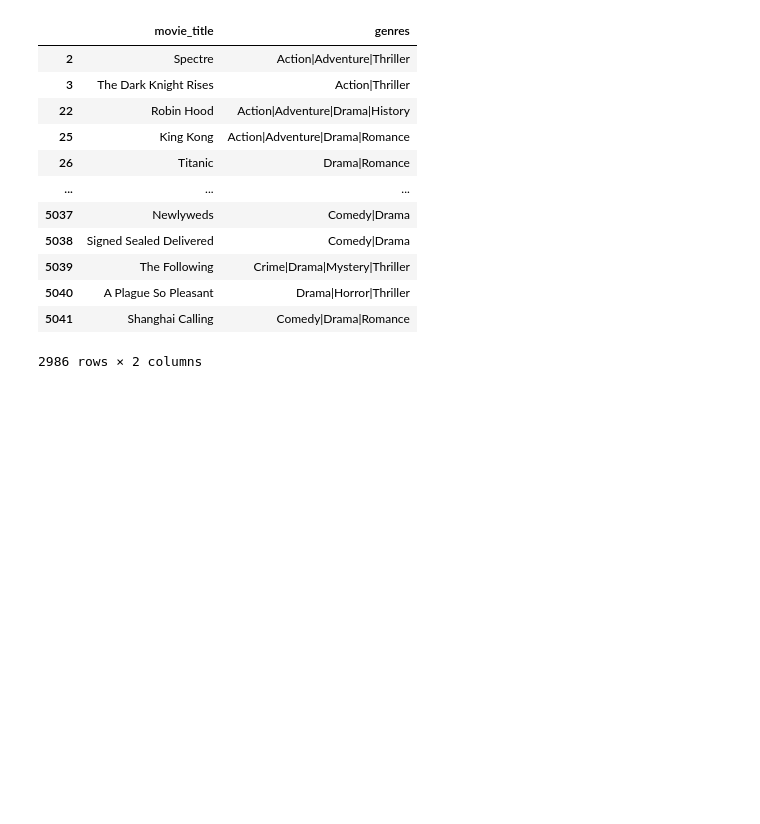
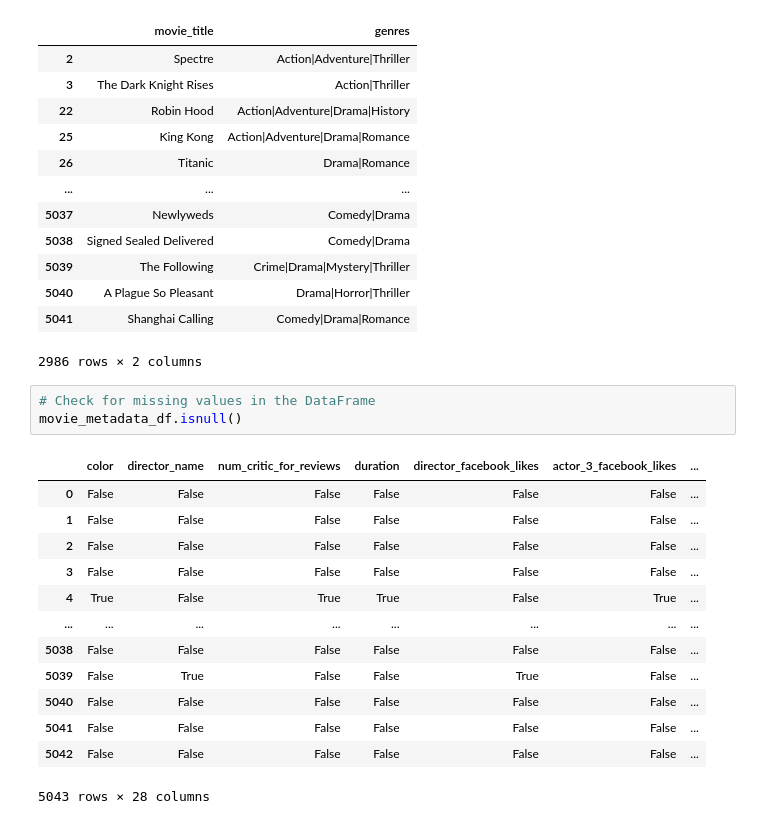
Before and after one commit to Ramesh-Bojanapu-1011/ai_python_practice, a Jupyter notebook: pandas_practive/movie_metadata.ipynb, the cells around one changed output. Saved outputs shown, nothing was run; the diff lists cells and outputs as text; blank space fills up the shorter version.

Commit message:
Add data cleaning steps to check for missing and non-missing values in movie_metadata DataFrame

```diff
--- a/pandas_practive/movie_metadata.ipynb
+++ b/pandas_practive/movie_metadata.ipynb
@@ -187,3 +187,20 @@ data6[["movie_title", "genres"]]
 | 5040 | A Plague So Pleasant | Drama|Horror|Thriller |
 | 5041 | Shanghai Calling | Comedy|Drama|Romance |
 2986 rows × 2 columns
+# %%
+# Check for missing values in the DataFrame
+movie_metadata_df.isnull()
+# %% [output]
+|  | color | director_name | num_critic_for_reviews | duration | director_facebook_likes | actor_3_facebook_likes | ... |
+| 0 | False | False | False | False | False | False | ... |
+| 1 | False | False | False | False | False | False | ... |
+| 2 | False | False | False | False | False | False | ... |
+| 3 | False | False | False | False | False | False | ... |
+| 4 | True | False | True | True | False | True | ... |
+| ... | ... | ... | ... | ... | ... | ... | ... |
+| 5038 | False | False | False | False | False | False | ... |
+| 5039 | False | True | False | False | True | False | ... |
+| 5040 | False | False | False | False | False | False | ... |
+| 5041 | False | False | False | False | False | False | ... |
+| 5042 | False | False | False | False | False | False | ... |
+5043 rows × 28 columns
```
Also changed, not shown: parts of 3 cells of this notebook.
